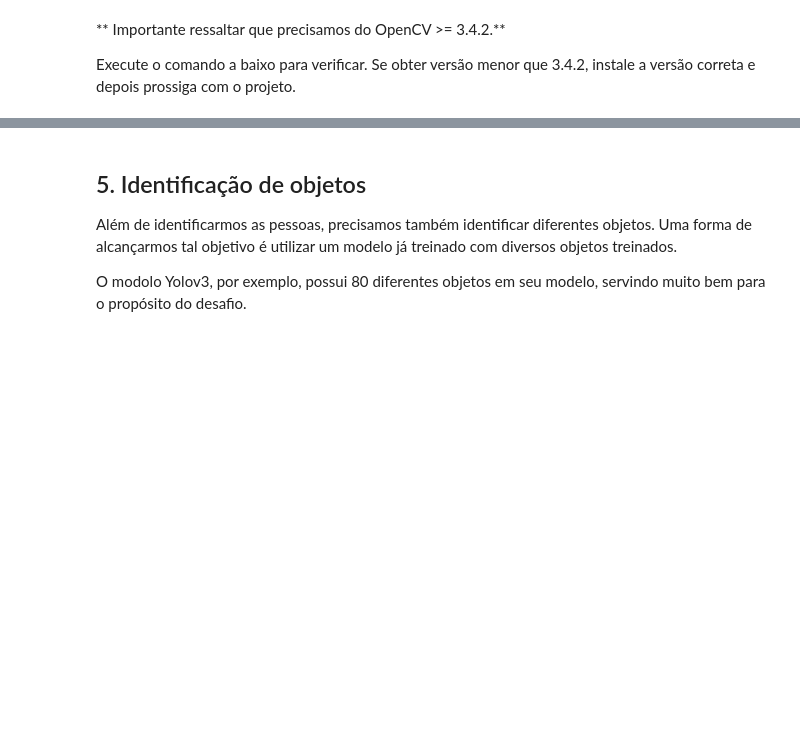
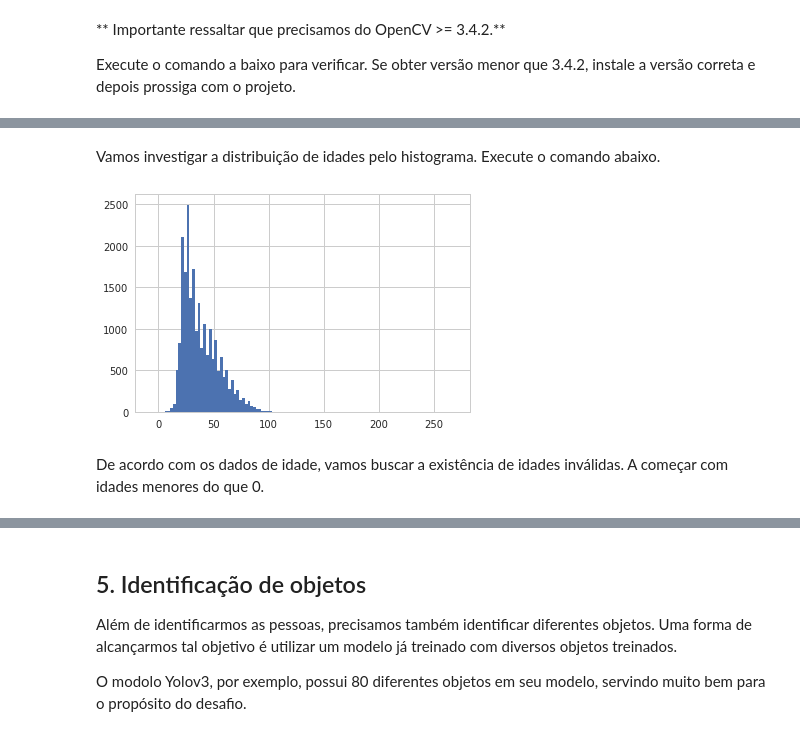
Before and after one commit to jason-pires/fiap-ml-visao-computacional-capstone, a Jupyter notebook: projeto/object-people-audit.ipynb, the cells around one changed output, grey strips where cells are left out. Saved outputs shown, nothing was run; the diff lists cells and outputs as text; code cells hidden in the pictures; blank space fills up the shorter version.

```diff
--- a/projeto/object-people-audit.ipynb
+++ b/projeto/object-people-audit.ipynb
@@ -83,0 +158,3 @@ print(cv2.__version__)
+# %%
+# IMPLEMENTAR
+df = pd.read_csv('./csv/age-faces-dataset.csv')
@@ -83,0 +181,10 @@ print(cv2.__version__)
+# %% [markdown]
+Vamos investigar a distribuição de idades pelo histograma.
+Execute o comando abaixo.
+# %%
+histograma_idade = df['age'].hist(bins=df['age'].nunique())
+# %% [output]
+[figure, added]
+# %% [markdown]
+De acordo com os dados de idade, vamos buscar a existência de idades inválidas.
+A começar com idades menores do que 0.
```
Also changed, not shown: parts of 153 cells of this notebook.
